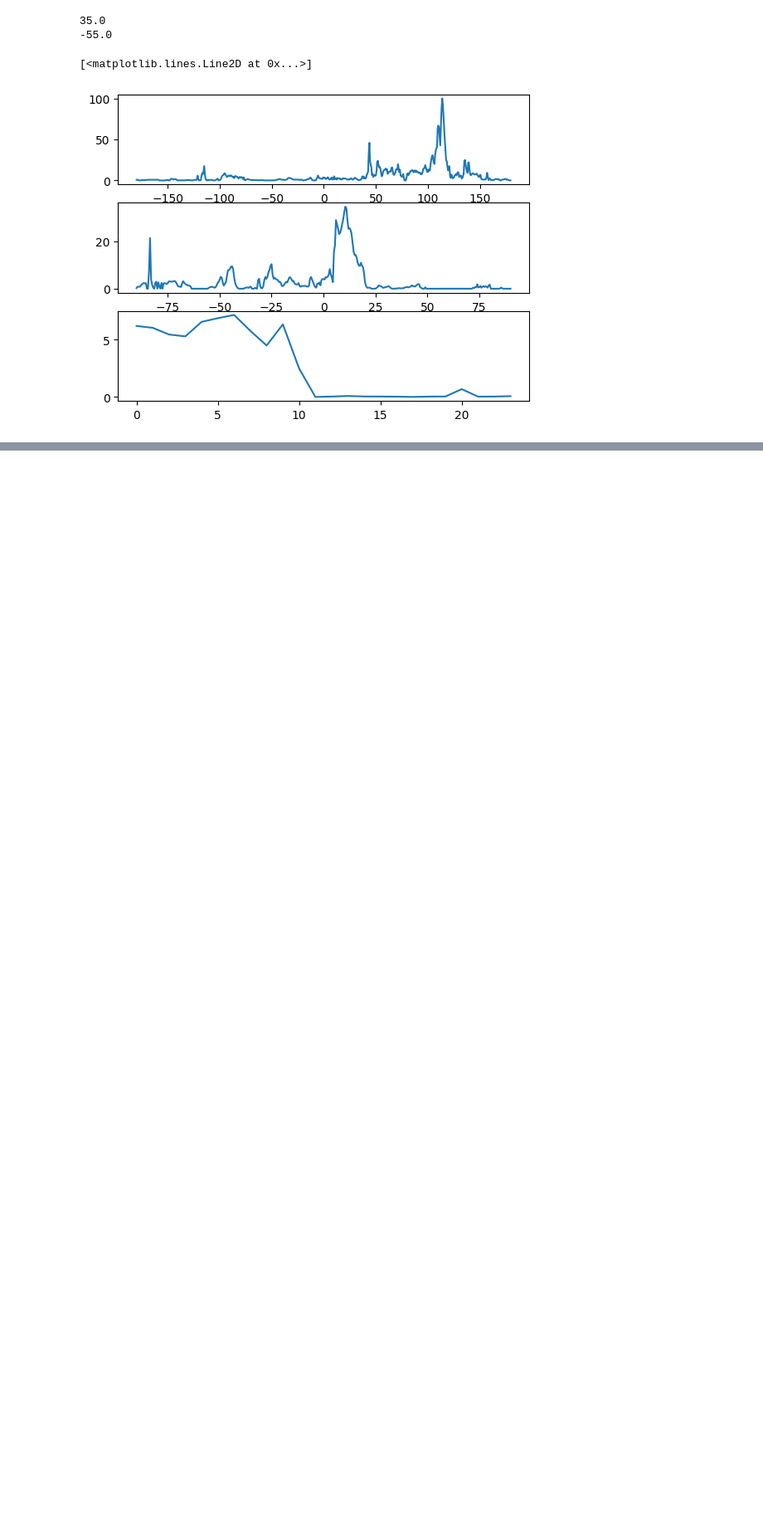
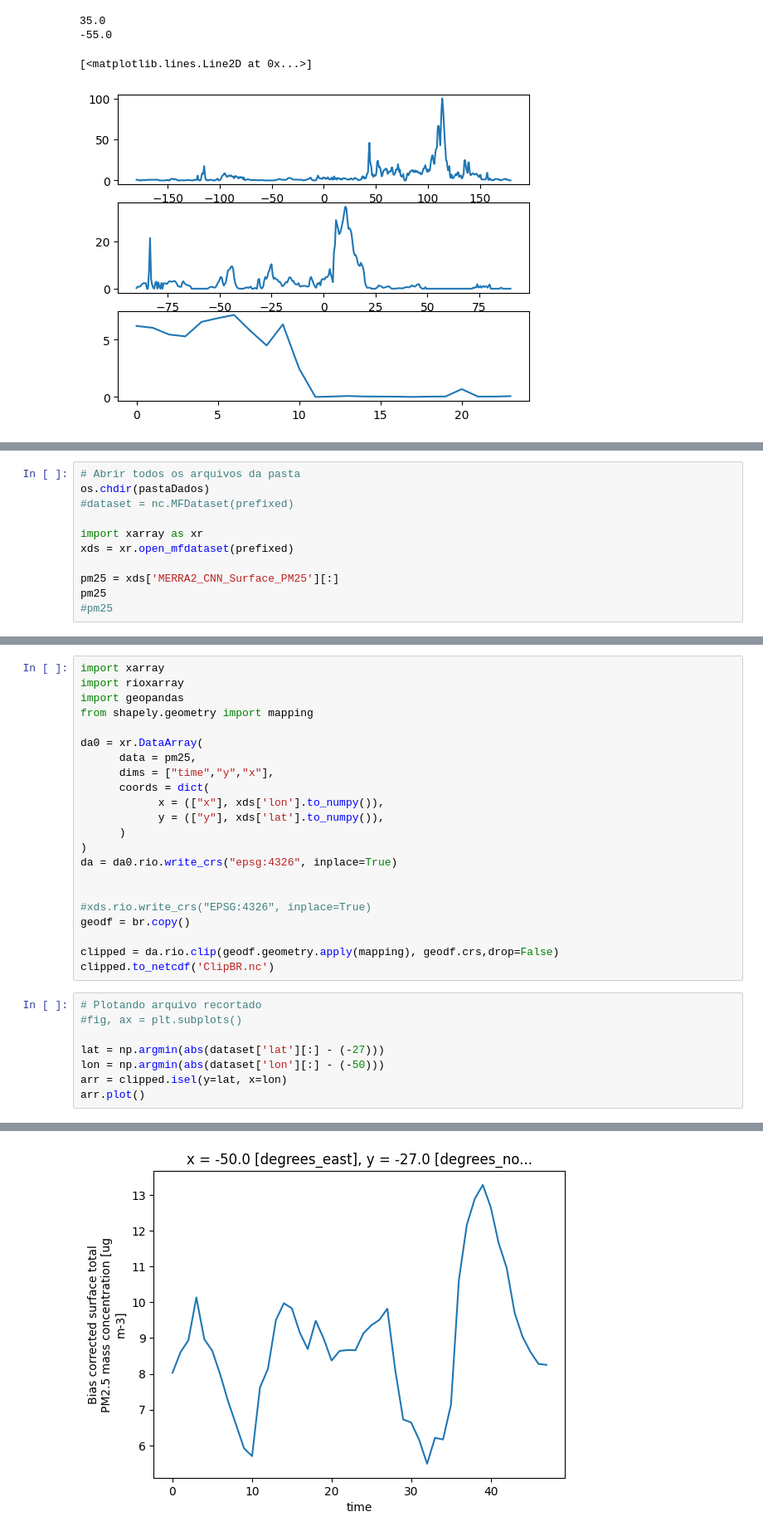
Before and after one commit to leohoinaski/ENS410064, a Jupyter notebook: 2024/notebooks/Aula06.ipynb, the cells around one changed output, grey strips where cells are left out. Shown at 83% size. Drawn from its saved outputs; the diff is of its cells as text; blank space fills up the shorter version.

```diff
--- a/2024/notebooks/Aula06.ipynb
+++ b/2024/notebooks/Aula06.ipynb
@@ -120,0 +124,11 @@ Name: minx, dtype: float64
+# %%
+# Abrir todos os arquivos da pasta
+os.chdir(pastaDados)
+#dataset = nc.MFDataset(prefixed)
+
+import xarray as xr
+xds = xr.open_mfdataset(prefixed)
+
+pm25 = xds['MERRA2_CNN_Surface_PM25'][:]
+pm25
+#pm25
@@ -120,0 +161,31 @@ Name: minx, dtype: float64
+# %%
+import xarray
+import rioxarray
+import geopandas
+from shapely.geometry import mapping
+
+da0 = xr.DataArray(
+      data = pm25,
+      dims = ["time","y","x"],
+      coords = dict(
+            x = (["x"], xds['lon'].to_numpy()),
+            y = (["y"], xds['lat'].to_numpy()),
+      )
+)
+da = da0.rio.write_crs("epsg:4326", inplace=True)
+
+
+#xds.rio.write_crs("EPSG:4326", inplace=True)
+geodf = br.copy()
+
+clipped = da.rio.clip(geodf.geometry.apply(mapping), geodf.crs,drop=False)
+clipped.to_netcdf('ClipBR.nc')
+# %%
+# Plotando arquivo recortado
+#fig, ax = plt.subplots()
+
+lat = np.argmin(abs(dataset['lat'][:] - (-27)))
+lon = np.argmin(abs(dataset['lon'][:] - (-50)))
+arr = clipped.isel(y=lat, x=lon)
+arr.plot()
+# %% [output]
@@ -120,0 +193 @@ Name: minx, dtype: float64
+[figure, added]
```
Also changed, not shown: parts of 6 cells of this notebook.
